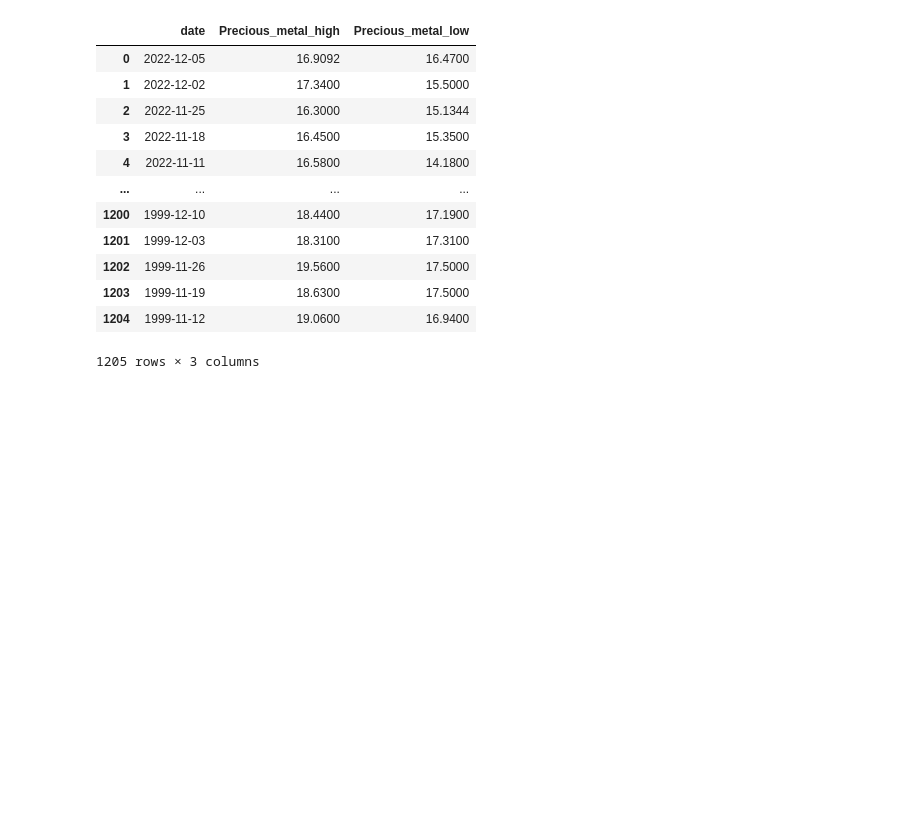
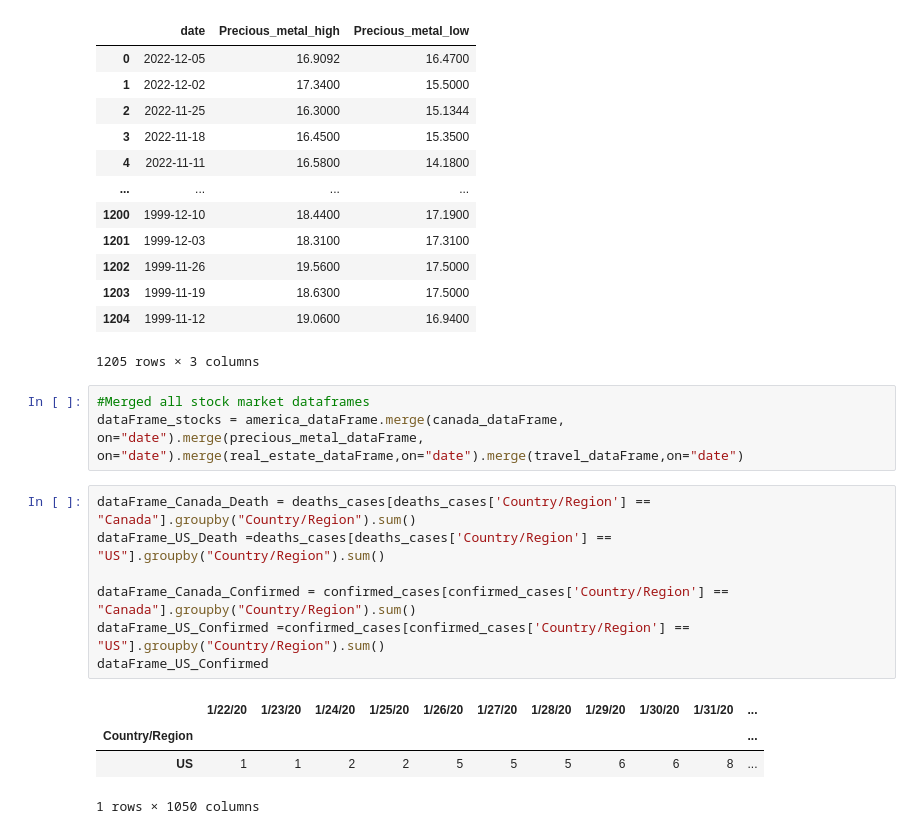
Before and after one commit to AIDA-Saskatchewan-polytechnic/Final-Project-By-Jerry-Sherin, a Jupyter notebook: Final.ipynb, the cells around one changed output. Saved outputs shown, nothing was run; the diff lists cells and outputs as text; blank space fills up the shorter version.

Commit message:
date merge

```diff
--- a/Final.ipynb
+++ b/Final.ipynb
@@ -319,3 +319,18 @@ precious_metal_dataFrame
 | 1203 | 1999-11-19 | 18.6300 | 17.5000 |
 | 1204 | 1999-11-12 | 19.0600 | 16.9400 |
 1205 rows × 3 columns
+# %%
+#Merged all stock market dataframes
+dataFrame_stocks = america_dataFrame.merge(canada_dataFrame, on="date").merge(precious_metal_dataFrame, on="date").merge(real_estate_dataFrame,on="date").merge(travel_dataFrame,on="date")
+# %%
+dataFrame_Canada_Death = deaths_cases[deaths_cases['Country/Region'] == "Canada"].groupby("Country/Region").sum()
+dataFrame_US_Death =deaths_cases[deaths_cases['Country/Region'] == "US"].groupby("Country/Region").sum()
+
+dataFrame_Canada_Confirmed = confirmed_cases[confirmed_cases['Country/Region'] == "Canada"].groupby("Country/Region").sum()
+dataFrame_US_Confirmed =confirmed_cases[confirmed_cases['Country/Region'] == "US"].groupby("Country/Region").sum()
+dataFrame_US_Confirmed
+# %% [output]
+|  | 1/22/20 | 1/23/20 | 1/24/20 | 1/25/20 | 1/26/20 | 1/27/20 | 1/28/20 | 1/29/20 | 1/30/20 | 1/31/20 | ... |
+| Country/Region |  |  |  |  |  |  |  |  |  |  | ... |
+| US | 1 | 1 | 2 | 2 | 5 | 5 | 5 | 6 | 6 | 8 | ... |
+1 rows × 1050 columns
```
Also changed, not shown: parts of 3 cells of this notebook.
